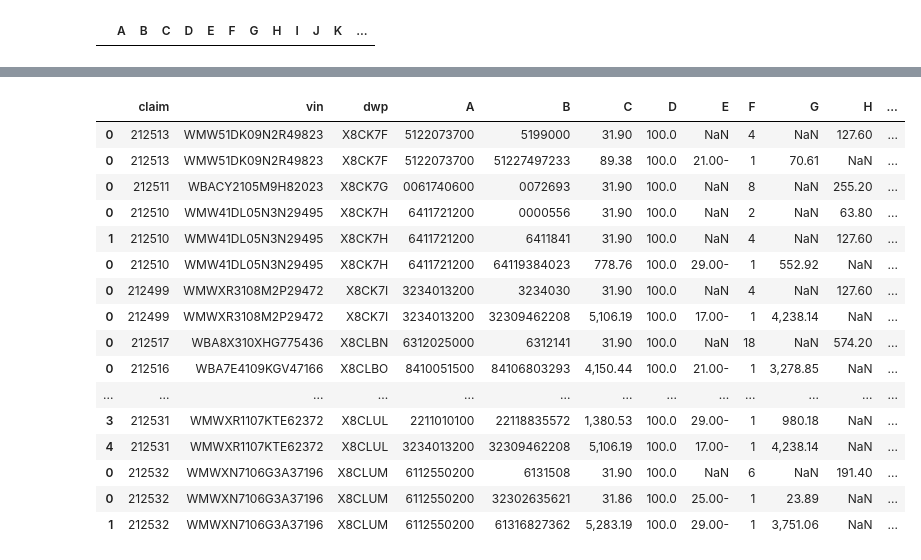
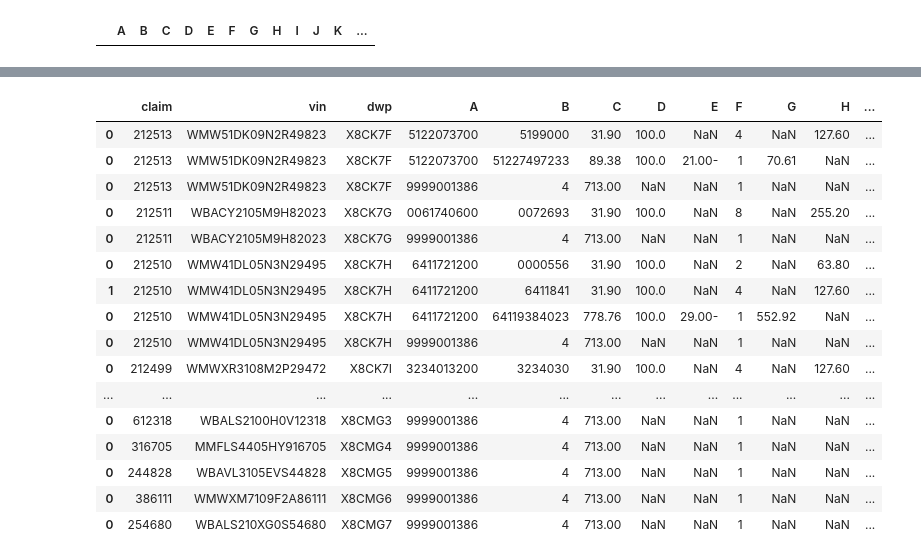
Before and after one commit to fox2002tv123/pdf2excel_detail, a Jupyter notebook: main_detail.ipynb, the cells around one changed output, grey strips where cells are left out. Saved outputs shown, nothing was run; the diff lists cells and outputs as text; code cells hidden in the pictures.

```diff
--- a/main_detail.ipynb
+++ b/main_detail.ipynb
@@ -231,87 +232,111 @@ detail_list.__len__()
 res_list=[]
 for i in detail_list:
 
-
+    concat_list=[]
 
     #
     # 1提取工时行
     FRU=re.findall(r'(\S{10}) (\d{7}) (\S+) (\S+) (\S+) (\S+) (\S+) (\S+)',i)
-    FRU
-    df_FRU=pd.DataFrame(FRU,columns=list('ABCDFHKL'))
-    df_FRU
+    if FRU:
+        df_FRU=pd.DataFrame(FRU,columns=list('ABCDFHKL'))
+        concat_list.append(df_FRU)
+    # df_FRU=pd.DataFrame(FRU,columns=list('ABCDFHKL'))
+    # df_FRU
+
 
     #
     #   2.提取零件行-正常配件
     part_normal=re.findall(r'(\S{10}) (\S{11}) (\S+) (\S+) (\S+) (\S+) (\S+) (\S+) (\S+) (\S+)',i)
     part_normal
-    df_part_normal=pd.DataFrame(part_normal,columns=list('ABCDEFGJKL'))
-    df_part_normal
+    if part_normal:
+        df_part_normal=pd.DataFrame(part_normal,columns=list('ABCDEFGJKL'))
+        concat_list.append(df_part_normal)
+    # df_part_normal=pd.DataFrame(part_normal,columns=list('ABCDEFGJKL'))
+    # df_part_normal
 
     #
     # 3.提取零件行-BSI配件
     part_BSI=re.findall(r'(8\S{8}6) (\S{11}) (\S+) (\S+) (\S+) (\S+) (\S+) (\S+)',i)
     part_BSI
-    df_part_BSI=pd.DataFrame(part_BSI,columns=list('ABCDFGKL'))
-    df_part_BSI
+    if part_BSI:
+        df_part_BSI=pd.DataFrame(part_BSI,columns=list('ABCDFGKL'))
+        concat_list.append(df_part_BSI)
+
+     # 3.提取零件行-全陪付配件
+    df_part_short_detail=re.findall(r'^(\S{10}) (\S{11}) (\S+) (\S+) (\S+) (\S+) (\S+) (\S+) (\S+)$',i)
+    df_part_short_detail
+    if df_part_short_detail:
+        df_short=pd.DataFrame(df_part_short_detail,columns=list('ABCDFGJKL'))
+        concat_list.append(df_short)
+    # df_part_BSI=pd.DataFrame(part_BSI,columns=list('ABCDFGKL'))
+    # df_part_BSI
 
     #
     # 4.提取辅料
     sub_4=re.findall(r'(\S{10}) (\S{1}) (\S+) (\S+) (\S+) (\S+) (\S+) (\S+)',i)
     sub_4
-    df_sub_4=pd.DataFrame(sub_4,columns=list('ABCDFIKL'))
-    df_sub_4
+    if sub_4:
+        df_sub_4=pd.DataFrame(sub_4,columns=list('ABCDFIKL'))
+        concat_list.append(df_sub_4)
+
+    # df_sub_4=pd.DataFrame(sub_4,columns=list('ABCDFIKL'))
+    # df_sub_4
 
     # 5.提取F111
     F111=re.findall(r'(9999001386) (4) (\S+) (\S+) (\S+) (\S+) (\S+)',detail_list[19])
     F111
-    df_F111=pd.DataFrame(F111,columns=list('ABCFIKL'))
-    df_F111
+    if F111:
+        df_F111=pd.DataFrame(F111,columns=list('ABCFIKL'))
+        concat_list.append(df_F111)
+
+    # df_F111=pd.DataFrame(F111,columns=list('ABCFIKL'))
+    # df_F111
 
     #
     # 6.找到单行的表头
     p=r'(\d{5,6}) (\S{17}) (\S{6})'
     one_head=re.findall(p,i)
     one_head
     claim,vin,dwp=one_head[0]
     claim,vin,dwp
 
     #
     # 建立一个空的dataframe，只包括表头-作用是避免漏掉没有数据的列
     df_na=pd.DataFrame(columns=list('ABCDEFGHIJKL'))
-    df_na
+    concat_list.append(df_na)
 
     #
     # 拼接dataframe
-    res_one_part=pd.concat([df_FRU,df_part_normal,df_part_BSI,df_sub_4,df_na,df_F111],axis=0)
+    res_one_part=pd.concat(concat_list,axis=0)
     # column 按照字母排序
     res_one_part.sort_index(axis=1,inplace=True)
     # claim vin dwp 插入前三列
     res_one_part.insert(0,'claim',claim)
     res_one_part.insert(1,'vin',vin)
     res_one_part.insert(2,'dwp',dwp)
     res_list.append(res_one_part)
 
 res=pd.concat(res_list,axis=0)
 # 将A-L列转换为数值
 # res[list('ABCDEFJHIJKL')]=res[list('ABCDEFJHIJKL')].apply(pd.to_numeric,errors='ignore')
 res
 # %% [output]
 |  | claim | vin | dwp | A | B | C | D | E | F | G | H | ... |
 | 0 | 212513 | WMW51DK09N2R49823 | X8CK7F | 5122073700 | 5199000 | 31.90 | 100.0 | NaN | 4 | NaN | 127.60 | ... |
 | 0 | 212513 | WMW51DK09N2R49823 | X8CK7F | 5122073700 | 51227497233 | 89.38 | 100.0 | 21.00- | 1 | 70.61 | NaN | ... |
+| 0 | 212513 | WMW51DK09N2R49823 | X8CK7F | 9999001386 | 4 | 713.00 | NaN | NaN | 1 | NaN | NaN | ... |
 | 0 | 212511 | WBACY2105M9H82023 | X8CK7G | 0061740600 | 0072693 | 31.90 | 100.0 | NaN | 8 | NaN | 255.20 | ... |
+| 0 | 212511 | WBACY2105M9H82023 | X8CK7G | 9999001386 | 4 | 713.00 | NaN | NaN | 1 | NaN | NaN | ... |
 | 0 | 212510 | WMW41DL05N3N29495 | X8CK7H | 6411721200 | 0000556 | 31.90 | 100.0 | NaN | 2 | NaN | 63.80 | ... |
 | 1 | 212510 | WMW41DL05N3N29495 | X8CK7H | 6411721200 | 6411841 | 31.90 | 100.0 | NaN | 4 | NaN | 127.60 | ... |
 | 0 | 212510 | WMW41DL05N3N29495 | X8CK7H | 6411721200 | 64119384023 | 778.76 | 100.0 | 29.00- | 1 | 552.92 | NaN | ... |
+| 0 | 212510 | WMW41DL05N3N29495 | X8CK7H | 9999001386 | 4 | 713.00 | NaN | NaN | 1 | NaN | NaN | ... |
 | 0 | 212499 | WMWXR3108M2P29472 | X8CK7I | 3234013200 | 3234030 | 31.90 | 100.0 | NaN | 4 | NaN | 127.60 | ... |
-| 0 | 212499 | WMWXR3108M2P29472 | X8CK7I | 3234013200 | 32309462208 | 5,106.19 | 100.0 | 17.00- | 1 | 4,238.14 | NaN | ... |
-| 0 | 212517 | WBA8X310XHG775436 | X8CLBN | 6312025000 | 6312141 | 31.90 | 100.0 | NaN | 18 | NaN | 574.20 | ... |
-| 0 | 212516 | WBA7E4109KGV47166 | X8CLBO | 8410051500 | 84106803293 | 4,150.44 | 100.0 | 21.00- | 1 | 3,278.85 | NaN | ... |
 | ... | ... | ... | ... | ... | ... | ... | ... | ... | ... | ... | ... | ... |
-| 3 | 212531 | WMWXR1107KTE62372 | X8CLUL | 2211010100 | 22118835572 | 1,380.53 | 100.0 | 29.00- | 1 | 980.18 | NaN | ... |
-| 4 | 212531 | WMWXR1107KTE62372 | X8CLUL | 3234013200 | 32309462208 | 5,106.19 | 100.0 | 17.00- | 1 | 4,238.14 | NaN | ... |
-| 0 | 212532 | WMWXN7106G3A37196 | X8CLUM | 6112550200 | 6131508 | 31.90 | 100.0 | NaN | 6 | NaN | 191.40 | ... |
-| 0 | 212532 | WMWXN7106G3A37196 | X8CLUM | 6112550200 | 32302635621 | 31.86 | 100.0 | 25.00- | 1 | 23.89 | NaN | ... |
-| 1 | 212532 | WMWXN7106G3A37196 | X8CLUM | 6112550200 | 61316827362 | 5,283.19 | 100.0 | 29.00- | 1 | 3,751.06 | NaN | ... |
+| 0 | 612318 | WBALS2100H0V12318 | X8CMG3 | 9999001386 | 4 | 713.00 | NaN | NaN | 1 | NaN | NaN | ... |
+| 0 | 316705 | MMFLS4405HY916705 | X8CMG4 | 9999001386 | 4 | 713.00 | NaN | NaN | 1 | NaN | NaN | ... |
+| 0 | 244828 | WBAVL3105EVS44828 | X8CMG5 | 9999001386 | 4 | 713.00 | NaN | NaN | 1 | NaN | NaN | ... |
+| 0 | 386111 | WMWXM7109F2A86111 | X8CMG6 | 9999001386 | 4 | 713.00 | NaN | NaN | 1 | NaN | NaN | ... |
+| 0 | 254680 | WBALS210XG0S54680 | X8CMG7 | 9999001386 | 4 | 713.00 | NaN | NaN | 1 | NaN | NaN | ... |
 # %%
 
```
Also changed, not shown: parts of 2 cells of this notebook.
